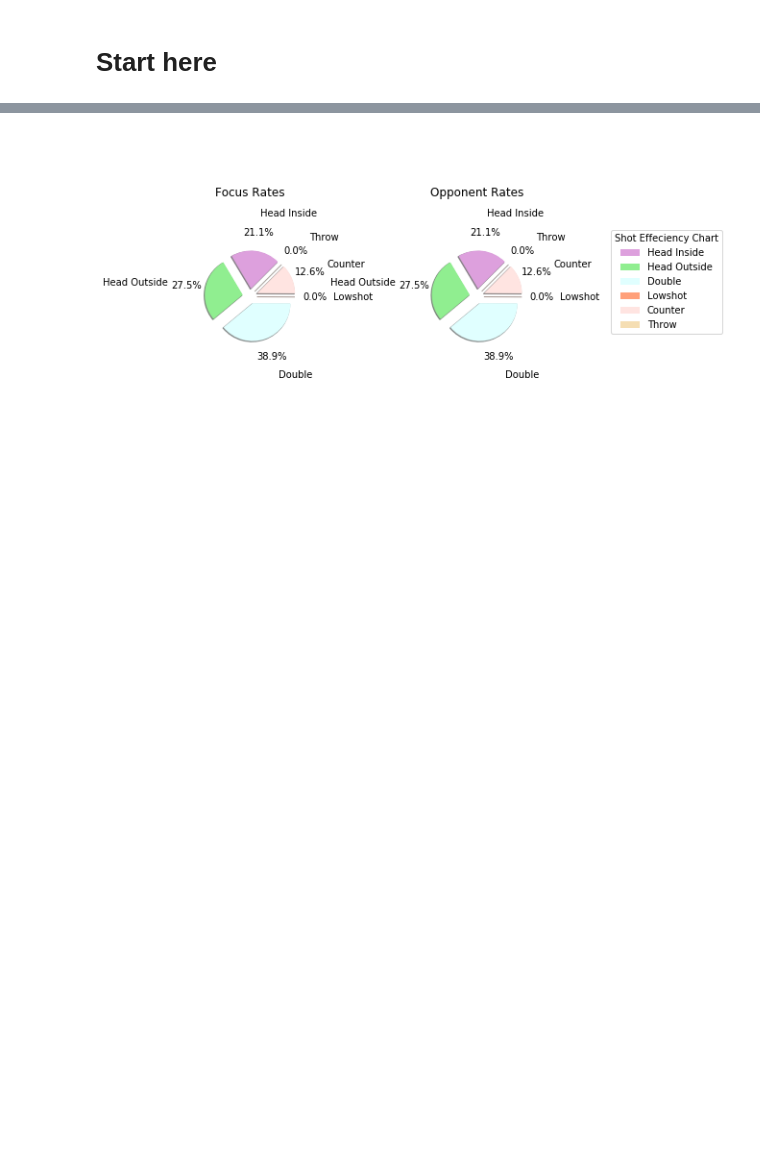
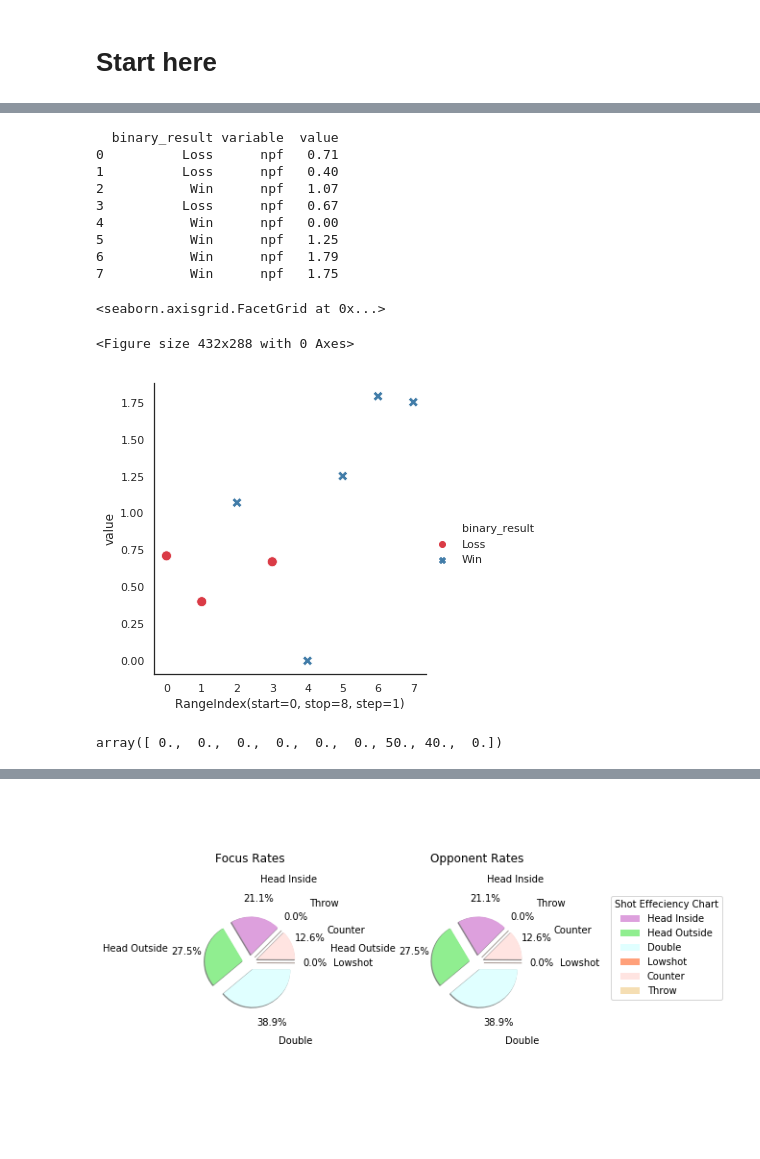
Before and after one commit to nanthony007/VeritasWrestlingSystems, a Jupyter notebook: collection/analysis/Analysis.ipynb, the cells around one changed output, grey strips where cells are left out. Cells and saved outputs as stored; diff of their text form; code cells hidden in the pictures; blank space fills up the shorter version.

```diff
--- a/collection/analysis/Analysis.ipynb
+++ b/collection/analysis/Analysis.ipynb
@@ -79,0 +118,27 @@ plt.show()
+# %%
+sns.set_style('white')
+sns.despine()
+
+fm2 = pd.melt(fm, id_vars=['binary_result'], value_vars=['npf'])
+print(fm2)
+
+sns.relplot(data=fm2, x=fm2.index, y='value',
+            hue='binary_result', style='binary_result',
+            s=100,palette=sns.diverging_palette(10, 240, n=2))
+# %% [output]
+  binary_result variable  value
+0          Loss      npf   0.71
+1          Loss      npf   0.40
+2           Win      npf   1.07
+3          Loss      npf   0.67
+4           Win      npf   0.00
+5           Win      npf   1.25
+6           Win      npf   1.79
+7           Win      npf   1.75
+<seaborn.axisgrid.FacetGrid at 0x...>
+<Figure size 432x288 with 0 Axes>
+[figure, added]
+# %%
+fm.ls_rate.values
+# %% [output]
+array([ 0.,  0.,  0.,  0.,  0.,  0., 50., 40.,  0.])
```
Also changed, not shown: parts of 17 cells of this notebook, 8 other files.
